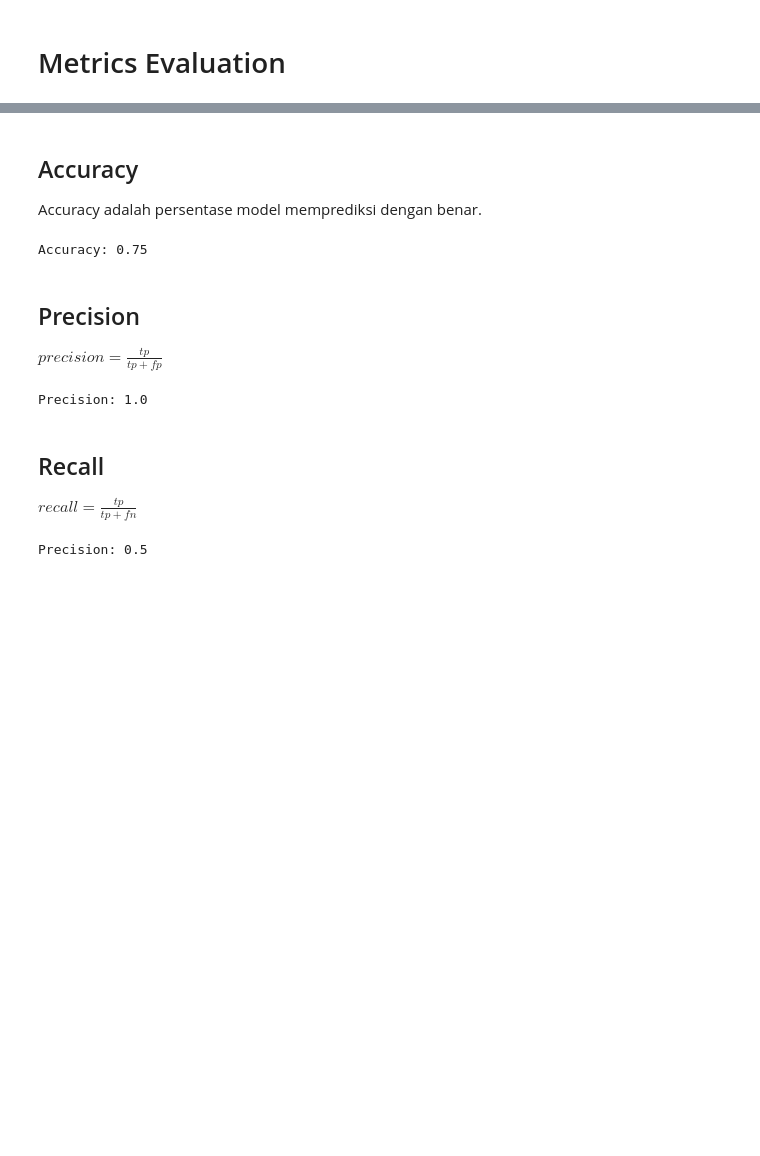
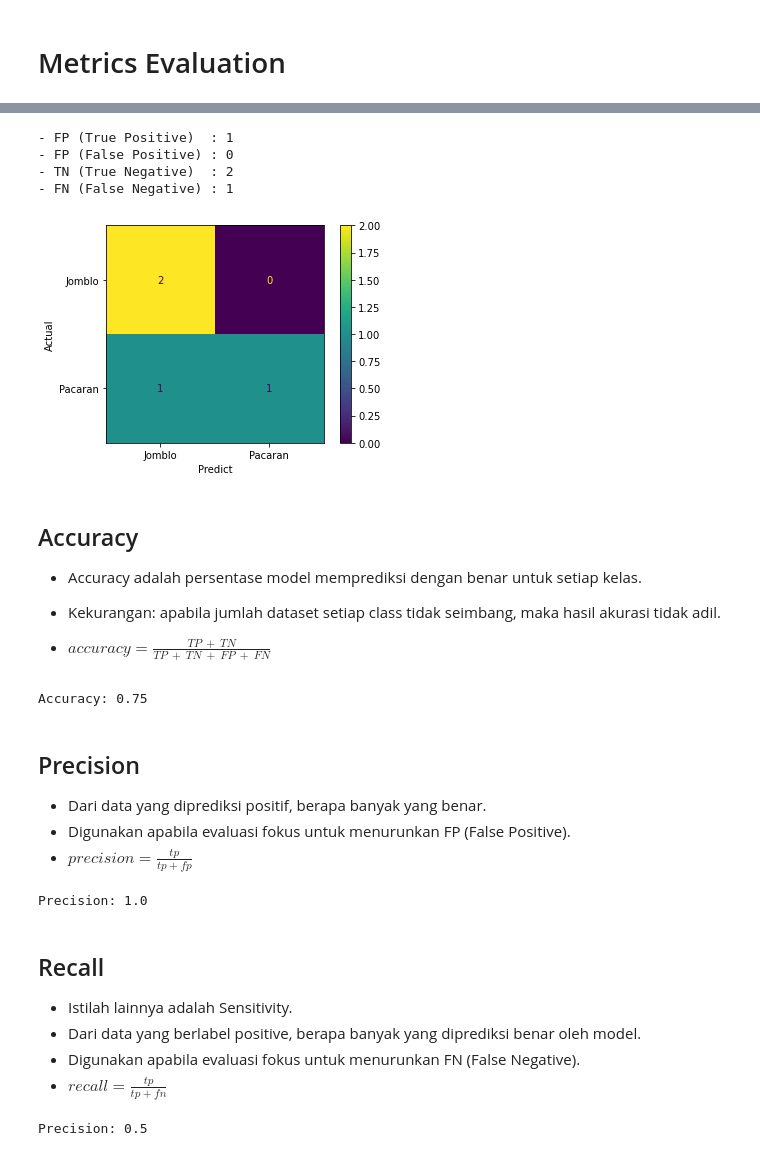
Before and after one commit to haloapping/ml-with-me, a Jupyter notebook: 5_knn_classification.ipynb, the cells around one changed output, grey strips where cells are left out. Drawn from its saved outputs; the diff is of its cells as text; code cells hidden in the pictures; blank space fills up the shorter version.

Commit message:
Added confusion matrix.

```diff
--- a/5_knn_classification.ipynb
+++ b/5_knn_classification.ipynb
@@ -266,6 +278,32 @@ array(['jomblo', 'jomblo', 'pacaran', 'jomblo'], dtype='<U7')
+# %%
+from sklearn.metrics import confusion_matrix, ConfusionMatrixDisplay
+
+confusion_matrix = confusion_matrix(y_test, y_pred)
+print(f"- FP (True Positive)  : {confusion_matrix[1, 1]}")
+print(f"- FP (False Positive) : {confusion_matrix[0, 1]}")
+print(f"- TN (True Negative)  : {confusion_matrix[0, 0]}")
+print(f"- FN (False Negative) : {confusion_matrix[1, 0]}")
+# %% [output]
+- FP (True Positive)  : 1
+- FP (False Positive) : 0
+- TN (True Negative)  : 2
+- FN (False Negative) : 1
+# %%
+disp = ConfusionMatrixDisplay(confusion_matrix=confusion_matrix, display_labels=knn_model.classes_)
+disp.plot()
+plt.xlabel("Predict")
+plt.ylabel("Actual")
+plt.xticks([0, 1], ["Jomblo", "Pacaran"])
+plt.yticks([0, 1], ["Jomblo", "Pacaran"])
+plt.show()
+# %% [output]
+[figure, added]
 # %% [markdown]
 ## Accuracy
-Accuracy adalah persentase model memprediksi dengan benar.
+- Accuracy adalah persentase model memprediksi dengan benar untuk setiap kelas.
+- Kekurangan: apabila jumlah dataset setiap class tidak seimbang, maka hasil akurasi tidak adil.
+
+- $accuracy = \frac{TP\ +\ TN}{TP\ +\ TN\ +\ FP\ +\ FN}$
 # %%
 from sklearn.metrics import accuracy_score
 
@@ -275,7 +313,9 @@ print(f"Accuracy: {accuracy}")
 Accuracy: 0.75
 # %% [markdown]
 ## Precision
-$precision = \frac{tp}{tp + fp}$
+- Dari data yang diprediksi positif, berapa banyak yang benar.
+- Digunakan apabila evaluasi fokus untuk menurunkan FP (False Positive).
+- $precision = \frac{tp}{tp + fp}$
 # %%
 from sklearn.metrics import precision_score
 
@@ -285,7 +325,10 @@ print(f"Precision: {precision}")
 Precision: 1.0
 # %% [markdown]
 ## Recall
-$recall = \frac{tp}{tp + fn}$
+- Istilah lainnya adalah Sensitivity.
+- Dari data yang berlabel positive, berapa banyak yang diprediksi benar oleh model.
+- Digunakan apabila evaluasi fokus untuk menurunkan FN (False Negative).
+- $recall = \frac{tp}{tp + fn}$
 # %%
 from sklearn.metrics import recall_score
 
```
Also changed, not shown: parts of 8 cells of this notebook.
